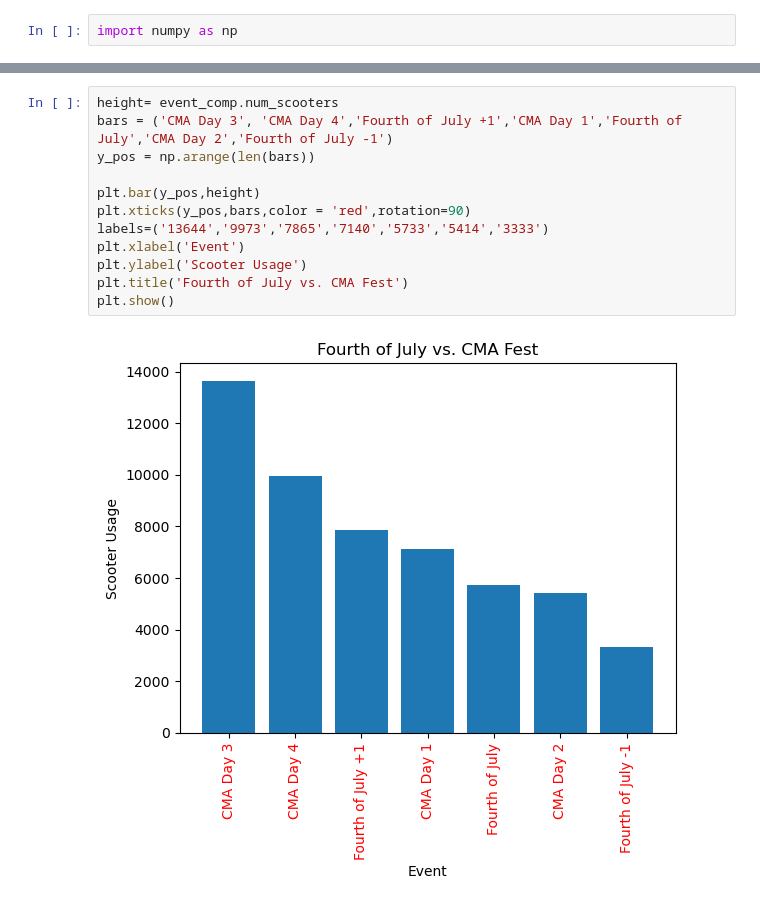
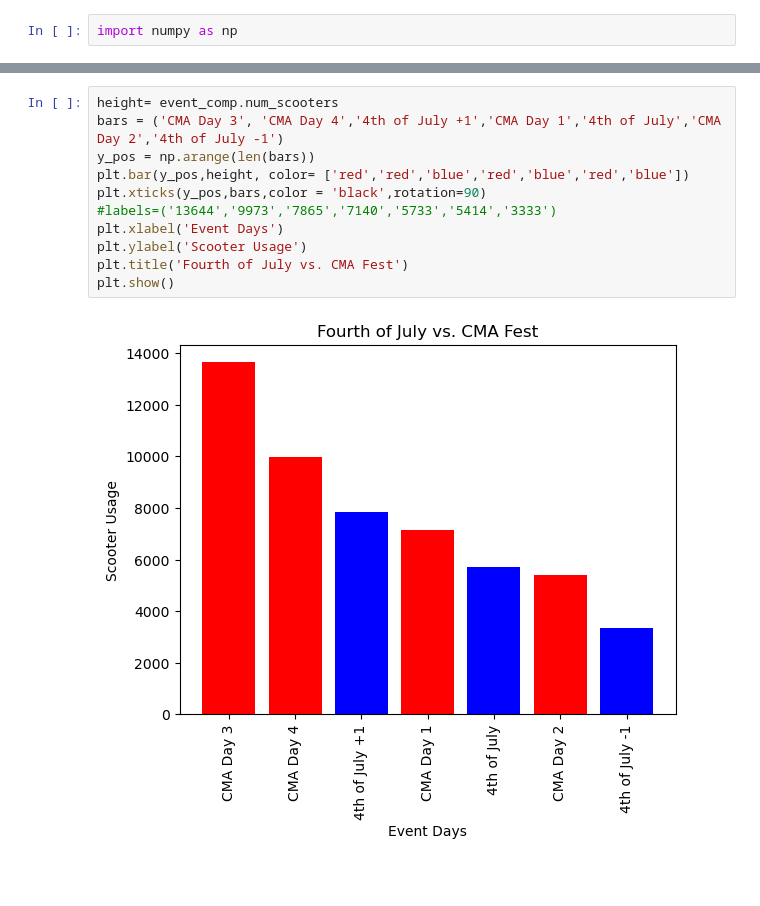
Before and after one commit to NSS-Data-Analytics-Cohort-8/scooter-partner1-trolling-through-the-data, a Jupyter notebook: notebooks/sqlalchemy (1).ipynb, the cells around one changed output, grey strips where cells are left out. Cells and saved outputs as stored; diff of their text form; blank space fills up the shorter version.

Commit message:
graphs

```diff
--- a/notebooks/sqlalchemy (1).ipynb
+++ b/notebooks/sqlalchemy (1).ipynb
@@ -702,14 +703,13 @@ plt.show()
 # %%
 height= event_comp.num_scooters
-bars = ('CMA Day 3', 'CMA Day 4','Fourth of July +1','CMA Day 1','Fourth of July','CMA Day 2','Fourth of July -1')
+bars = ('CMA Day 3', 'CMA Day 4','4th of July +1','CMA Day 1','4th of July','CMA Day 2','4th of July -1')
 y_pos = np.arange(len(bars))
-
-plt.bar(y_pos,height)
-plt.xticks(y_pos,bars,color = 'red',rotation=90)
-labels=('13644','9973','7865','7140','5733','5414','3333')
-plt.xlabel('Event')
+plt.bar(y_pos,height, color= ['red','red','blue','red','blue','red','blue'])
+plt.xticks(y_pos,bars,color = 'black',rotation=90)
+#labels=('13644','9973','7865','7140','5733','5414','3333')
+plt.xlabel('Event Days')
 plt.ylabel('Scooter Usage')
 plt.title('Fourth of July vs. CMA Fest')
 plt.show()
 # %% [output]
-[figure, old version]
+[figure, new version]
```
Also changed, not shown: parts of 1 cell of this notebook.
